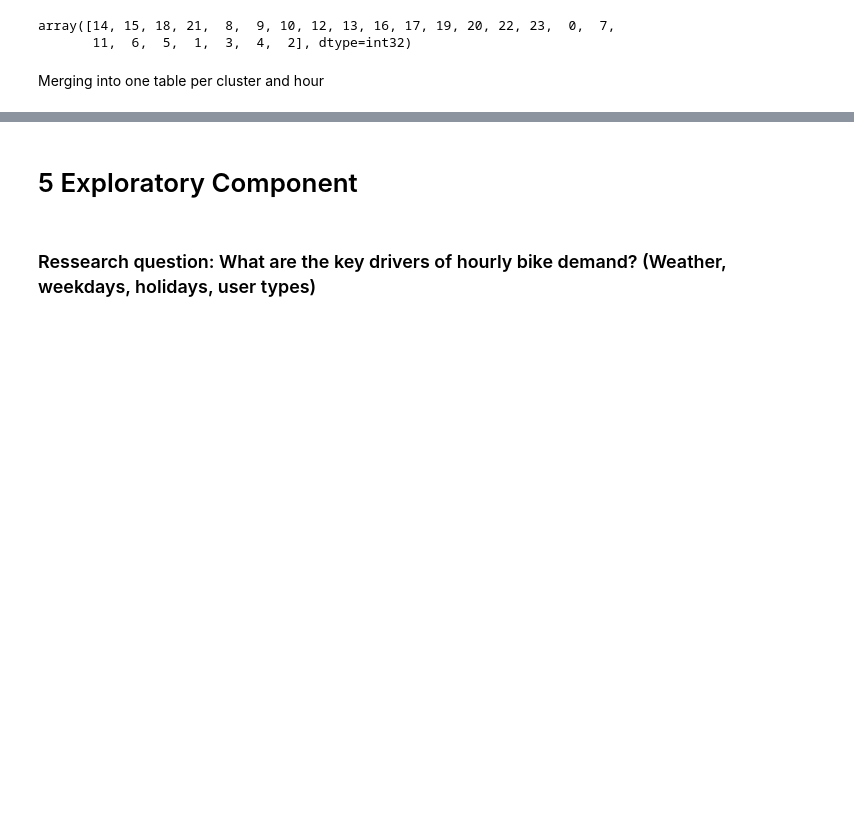
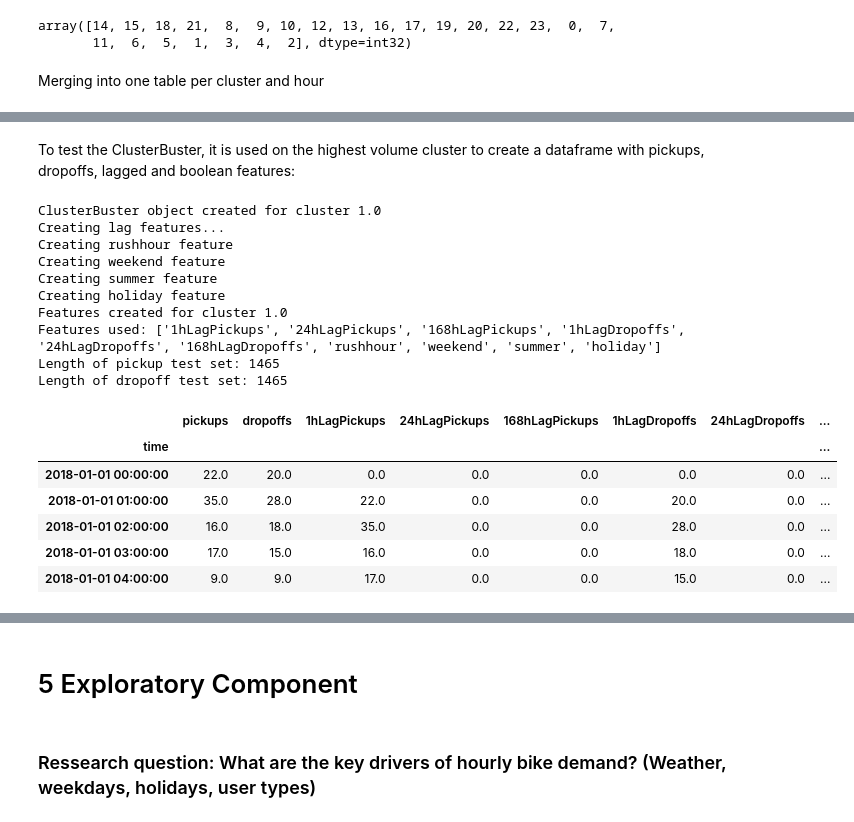
Before and after one commit to Cami967j/Introduction-to-business-analytics, a Jupyter notebook: assignment.ipynb, the cells around one changed output, grey strips where cells are left out. Drawn from its saved outputs; the diff is of its cells as text; code cells hidden in the pictures; blank space fills up the shorter version.

```diff
--- a/assignment.ipynb
+++ b/assignment.ipynb
@@ -616,0 +684,23 @@ hourly[hourly['start_station_cluster']!=hourly['end_station_cluster']]
+# %%
+# PREPARING THE DATA FOR DEMAND PREDICTION
+# We only keep the relevant columns for demand modeling
+data_high_vol_cluster = data_wo_outliers_1[['starttime', 'stoptime', 'start_cluster', 'end_cluster']].copy()
+
+# Convert timestamps to hourly resolution (crucial for time-series demand)
+data_high_vol_cluster['starttime'] = pd.to_datetime(data_high_vol_cluster['starttime']).dt.floor('H')
+data_high_vol_cluster['stoptime'] = pd.to_datetime(data_high_vol_cluster['stoptime']).dt.floor('H')
+
+# Compute hourly pickups and dropoffs for the highest volume cluster
+# This uses your previously defined helper function
+pickups, dropoffs, pickups_and_dropoffs = compute_hourly_df(data_high_vol_cluster, highest_vol_cluster)
+
+# Sanity check: verifying that aggregated data matches raw trip counts
+print(f"""
+Sanity check:
+Amount of trips in cluster = pickups+dropoffs in cluster: {
+    sum(df_high_vol_cluster['counts']) ==
+    sum(pickups_and_dropoffs['pickups'] + pickups_and_dropoffs['dropoffs'])
+}""")
+
+# Display first rows of hourly demand
+pickups_and_dropoffs.head()
@@ -616,0 +1045,33 @@ hourly[hourly['start_station_cluster']!=hourly['end_station_cluster']]
+# %% [markdown]
+To test the ClusterBuster, it is used on the highest volume cluster to create a dataframe with pickups, dropoffs, lagged and boolean features:
+# %%
+#  BASELINE VS. RANDOM FOREST PREDICTION MODELS
+
+# Create ClusterBuster instance for highest-volume cluster
+# Full verbose output ON (print_info=True)
+
+cluster_buster = ClusterBuster(highest_vol_cluster, data_wo_outliers_1)
+
+# Create all features (lag features + calendar features)
+cluster_buster.create_features()
+
+# Display resulting feature table
+cluster_buster.pickups_and_dropoffs.head()
+# %% [output]
+ClusterBuster object created for cluster 1.0
+Creating lag features...
+Creating rushhour feature
+Creating weekend feature
+Creating summer feature
+Creating holiday feature
+Features created for cluster 1.0
+Features used: ['1hLagPickups', '24hLagPickups', '168hLagPickups', '1hLagDropoffs', '24hLagDropoffs', '168hLagDropoffs', 'rushhour', 'weekend', 'summer', 'holiday']
+Length of pickup test set: 1465
+Length of dropoff test set: 1465
+|  | pickups | dropoffs | 1hLagPickups | 24hLagPickups | 168hLagPickups | 1hLagDropoffs | 24hLagDropoffs | ... |
+| time |  |  |  |  |  |  |  | ... |
+| 2018-01-01 00:00:00 | 22.0 | 20.0 | 0.0 | 0.0 | 0.0 | 0.0 | 0.0 | ... |
+| 2018-01-01 01:00:00 | 35.0 | 28.0 | 22.0 | 0.0 | 0.0 | 20.0 | 0.0 | ... |
+| 2018-01-01 02:00:00 | 16.0 | 18.0 | 35.0 | 0.0 | 0.0 | 28.0 | 0.0 | ... |
+| 2018-01-01 03:00:00 | 17.0 | 15.0 | 16.0 | 0.0 | 0.0 | 18.0 | 0.0 | ... |
+| 2018-01-01 04:00:00 | 9.0 | 9.0 | 17.0 | 0.0 | 0.0 | 15.0 | 0.0 | ... |
```
Also changed, not shown: parts of 24 cells of this notebook.
